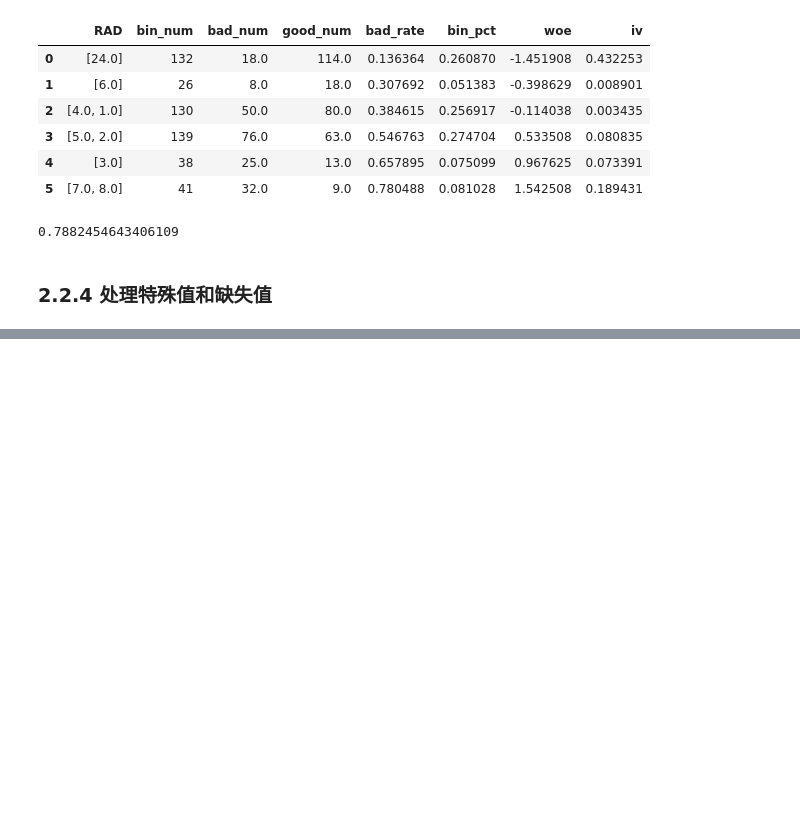
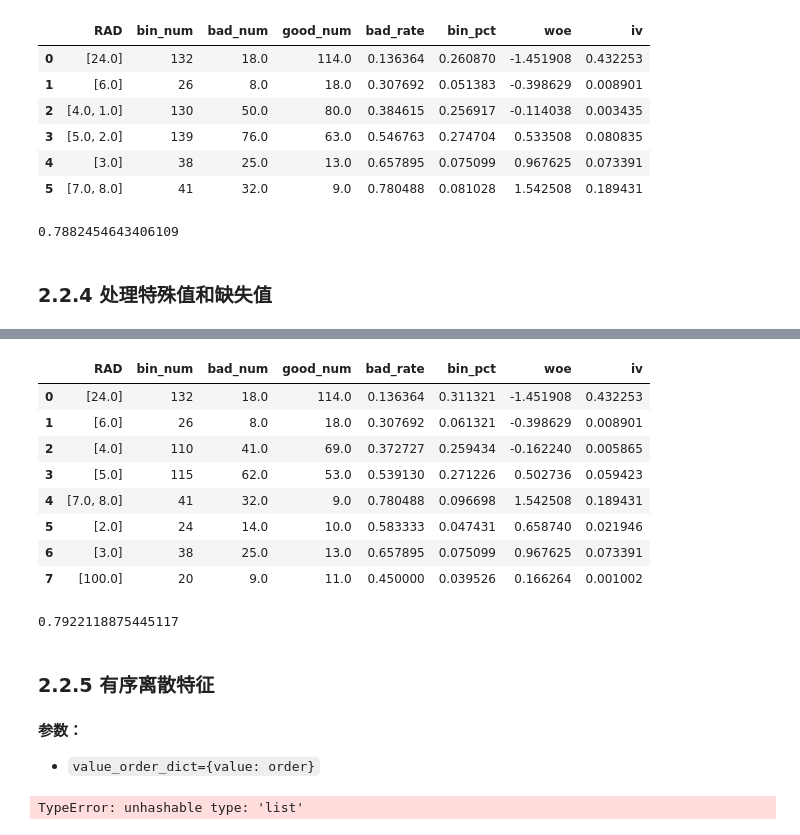
Before and after one commit to libingallin/woe-encoder, a Jupyter notebook: usage/examples.ipynb, the cells around one changed output, grey strips where cells are left out. Cells and saved outputs as stored; diff of their text form; code cells hidden in the pictures; blank space fills up the shorter version.

```diff
--- a/usage/examples.ipynb
+++ b/usage/examples.ipynb
@@ -277,0 +363,4 @@ data_transformed = encoder.fit_transform(data)
+# %%
+# 特征中含有缺失值
+data[category_feature] = data[category_feature].where(data[category_feature] != 1., np.nan)
+data.info(null_counts=True)
@@ -277,0 +422,14 @@ data_transformed = encoder.fit_transform(data)
+# %%
+# 特征既含有需要特殊处理的值，也含有缺失值
+encoder = CategoryWOEEncoder(
+    col_name=category_feature,
+    target_col_name='y',
+    max_bins=10,             # default, 最大分箱数
+    bin_pct_threshold=0.05,  # default, 每个 bin 的最少样本
+    woe_method='chi2',
+    min_chi2_flag=False,
+    special_value_list=[2., 3.],
+    imputation_value=100.    # 给定缺失的填充值
+)
+data_transformed = encoder.fit_transform(data)
+data_transformed.head()
@@ -277,0 +443,39 @@ data_transformed = encoder.fit_transform(data)
+# %%
+encoder.bin_result_
+# %% [output]
+|  | RAD | bin_num | bad_num | good_num | bad_rate | bin_pct | woe | iv |
+| 0 | [24.0] | 132 | 18.0 | 114.0 | 0.136364 | 0.311321 | -1.451908 | 0.432253 |
+| 1 | [6.0] | 26 | 8.0 | 18.0 | 0.307692 | 0.061321 | -0.398629 | 0.008901 |
+| 2 | [4.0] | 110 | 41.0 | 69.0 | 0.372727 | 0.259434 | -0.162240 | 0.005865 |
+| 3 | [5.0] | 115 | 62.0 | 53.0 | 0.539130 | 0.271226 | 0.502736 | 0.059423 |
+| 4 | [7.0, 8.0] | 41 | 32.0 | 9.0 | 0.780488 | 0.096698 | 1.542508 | 0.189431 |
+| 5 | [2.0] | 24 | 14.0 | 10.0 | 0.583333 | 0.047431 | 0.658740 | 0.021946 |
+| 6 | [3.0] | 38 | 25.0 | 13.0 | 0.657895 | 0.075099 | 0.967625 | 0.073391 |
+| 7 | [100.0] | 20 | 9.0 | 11.0 | 0.450000 | 0.039526 | 0.166264 | 0.001002 |
+# %%
+encoder.iv_
+# %% [output]
+0.7922118875445117
+# %% [markdown]
+### 2.2.5 有序离散特征
+# %% [markdown]
+**参数：**
+
+- `value_order_dict={value: order}`
+# %%
+# 特征的值是有序的，需要传入值与位置的映射
+encoder = CategoryWOEEncoder(
+    col_name=category_feature,
+    target_col_name='y',
+    max_bins=10,             # default, 最大分箱数
+    bin_pct_threshold=0.05,  # default, 每个 bin 的最少样本
+    woe_method='chi2',
+    min_chi2_flag=False,
+    imputation_value=100.,
+    # 值的顺序字典
+    value_order_dict={1.: 0, 2.0: 1, 3.0: 2, 4.0: 3, 5.0: 4, 6.0: 7, 7.0: 8, 8.0: 9, 24.0: 10}
+)
+data_transformed = encoder.fit_transform(data)
+data_transformed.head()
+# %% [output]
+TypeError: unhashable type: 'list'
```
Also changed, not shown: parts of 23 cells of this notebook, 4 other files.
